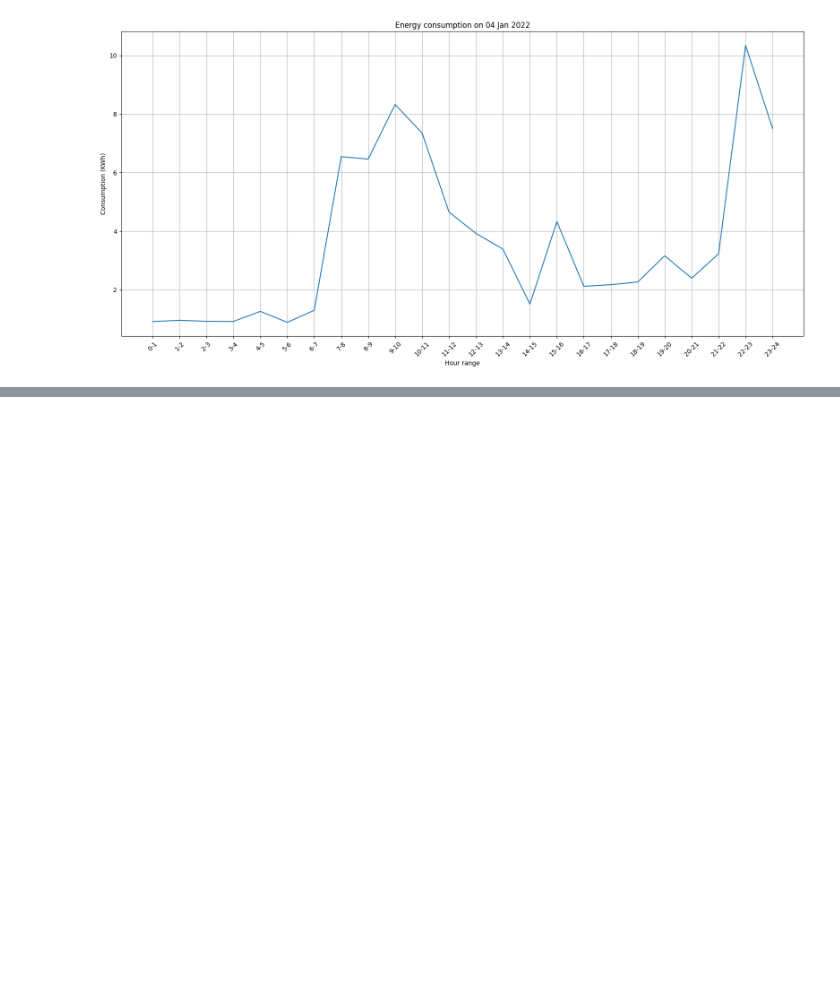
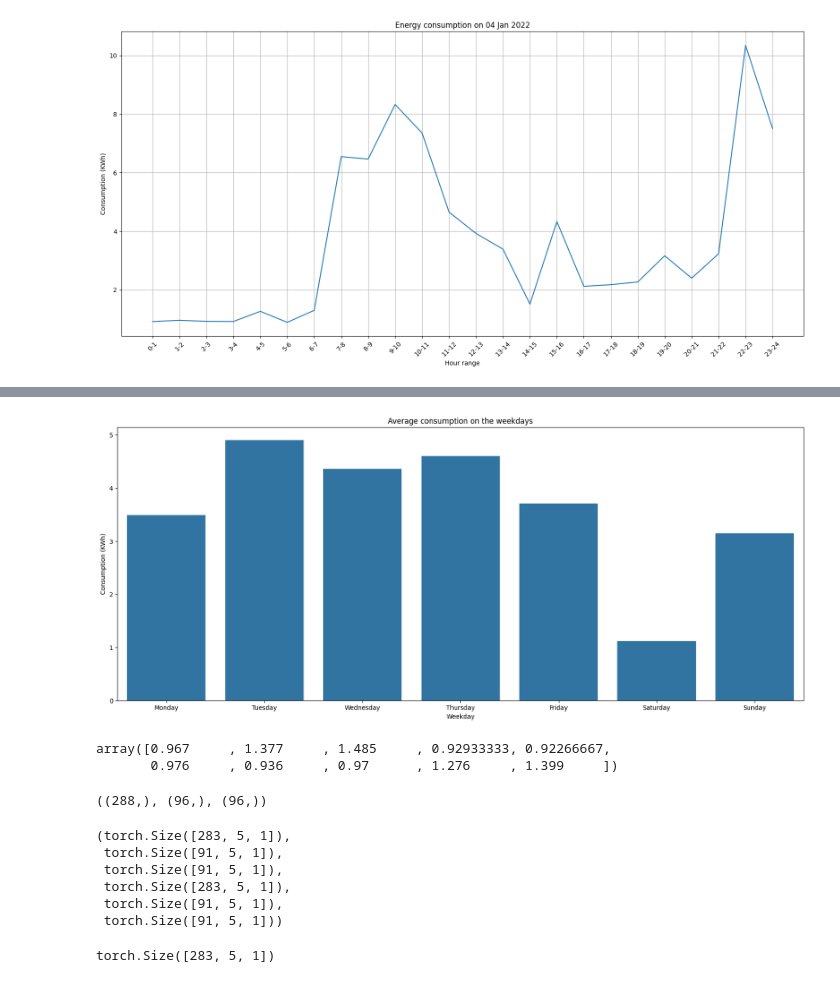
Before and after one commit to SziZsolt/energy_consumption_forecasting, a Jupyter notebook: main.ipynb, the cells around one changed output, grey strips where cells are left out. Cells and saved outputs as stored; diff of their text form; code cells hidden in the pictures; blank space fills up the shorter version.

```diff
--- a/main.ipynb
+++ b/main.ipynb
@@ -159,0 +151,6 @@ df
+# %%
+weekday_order = ['Monday', 'Tuesday', 'Wednesday', 'Thursday', 'Friday', 'Saturday', 'Sunday']
+weekday_df = df.groupby('weekday')['consumption'].mean()
+weekday_df.index = pd.CategoricalIndex(weekday_df.index, categories=weekday_order, ordered=True)
+weekday_df.sort_index(inplace=True)
+weekday_df
@@ -159,0 +167,15 @@ df
+# %%
+plt.figure(figsize=(20,8))
+sns.barplot(weekday_df)
+plt.xlabel('Weekday')
+plt.ylabel('Consumption (KWh)')
+plt.title('Average consumption on the weekdays')
+plt.show()
+# %% [output]
+[figure, added]
+# %%
+timeseries = df['consumption'].to_numpy()
+timeseries[:10]
+# %% [output]
+array([0.967     , 1.377     , 1.485     , 0.92933333, 0.92266667,
+       0.976     , 0.936     , 0.97      , 1.276     , 1.399     ])
@@ -159,0 +188,4 @@ df
+# %%
+train.shape, valid.shape, test.shape
+# %% [output]
+((288,), (96,), (96,))
@@ -159,0 +200,13 @@ df
+# %%
+window = 5
+X_train, y_train = create_dataset(train, window)
+X_val, y_val = create_dataset(valid, window)
+X_test, y_test = create_dataset(test, window)
+X_train.shape, X_val.shape, X_test.shape, y_train.shape, y_val.shape, y_test.shape
+# %% [output]
+(torch.Size([283, 5, 1]),
+ torch.Size([91, 5, 1]),
+ torch.Size([91, 5, 1]),
+ torch.Size([283, 5, 1]),
+ torch.Size([91, 5, 1]),
+ torch.Size([91, 5, 1]))
@@ -159,0 +224,9 @@ df
+# %%
+in_features = X_train.shape[-1]
+hidden_features = 64
+out_features = 1
+
+model = LSTMModel(in_features, hidden_features, out_features, num_layers=2, dropout=0.2)
+model(X_train).shape
+# %% [output]
+torch.Size([283, 5, 1])
```
Also changed, not shown: parts of 26 cells of this notebook.
